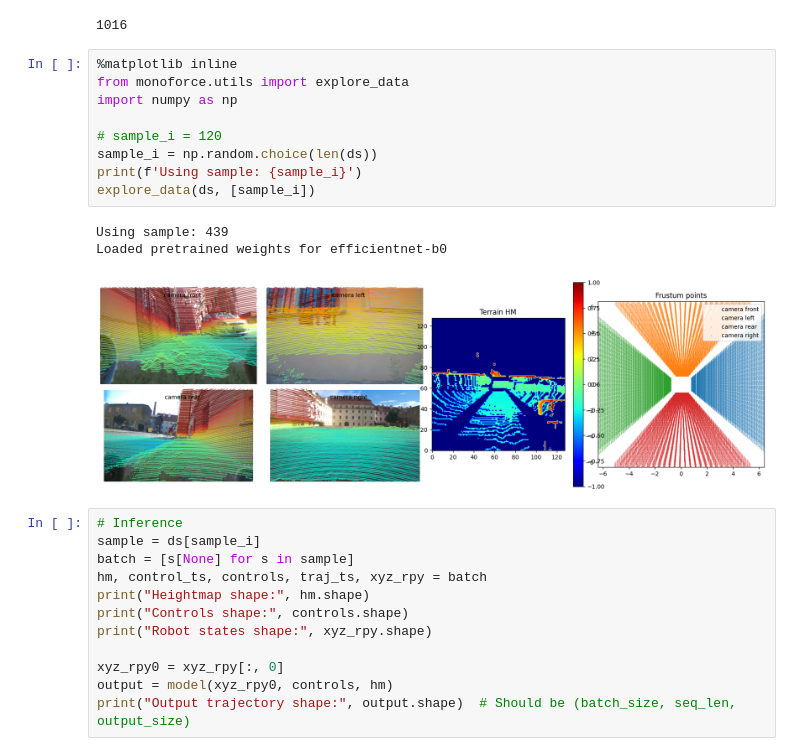
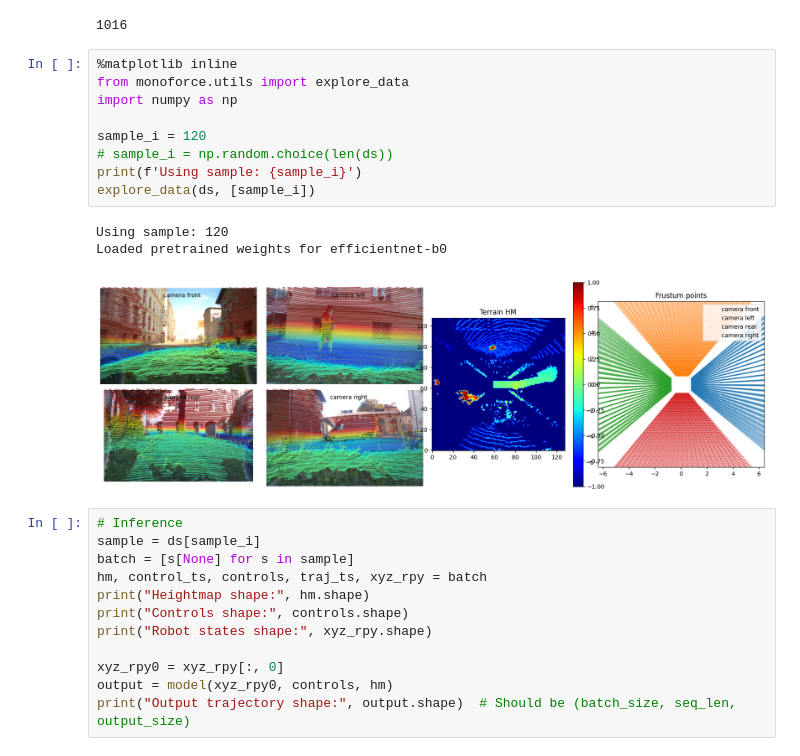
Before and after one commit to ctu-vras/monoforce, a Jupyter notebook: monoforce/examples/lstm_traj_pred.ipynb, the cells around one changed output. Cells and saved outputs as stored; diff of their text form.

```diff
--- a/monoforce/examples/lstm_traj_pred.ipynb
+++ b/monoforce/examples/lstm_traj_pred.ipynb
@@ -121,16 +135,16 @@ print(len(ds))
 # %%
 %matplotlib inline
 from monoforce.utils import explore_data
 import numpy as np
 
-# sample_i = 120
-sample_i = np.random.choice(len(ds))
+sample_i = 120
+# sample_i = np.random.choice(len(ds))
 print(f'Using sample: {sample_i}')
 explore_data(ds, [sample_i])
 # %% [output]
-Using sample: 439
+Using sample: 120
 Loaded pretrained weights for efficientnet-b0
-[figure, old version]
+[figure, new version]
 # %%
 # Inference
 sample = ds[sample_i]
```
Also changed, not shown: parts of 5 cells of this notebook, 6 other files.
